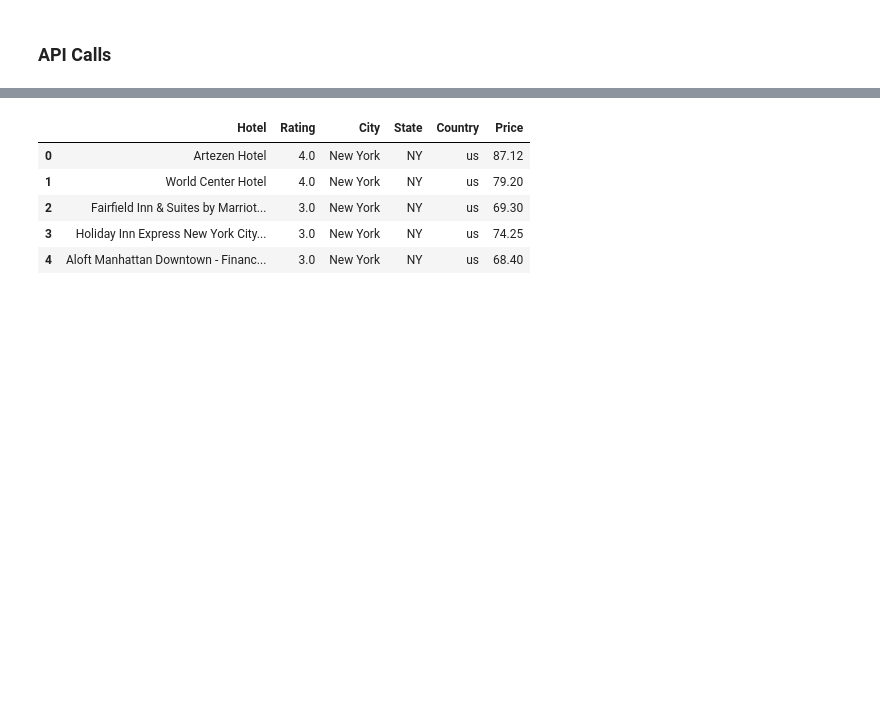
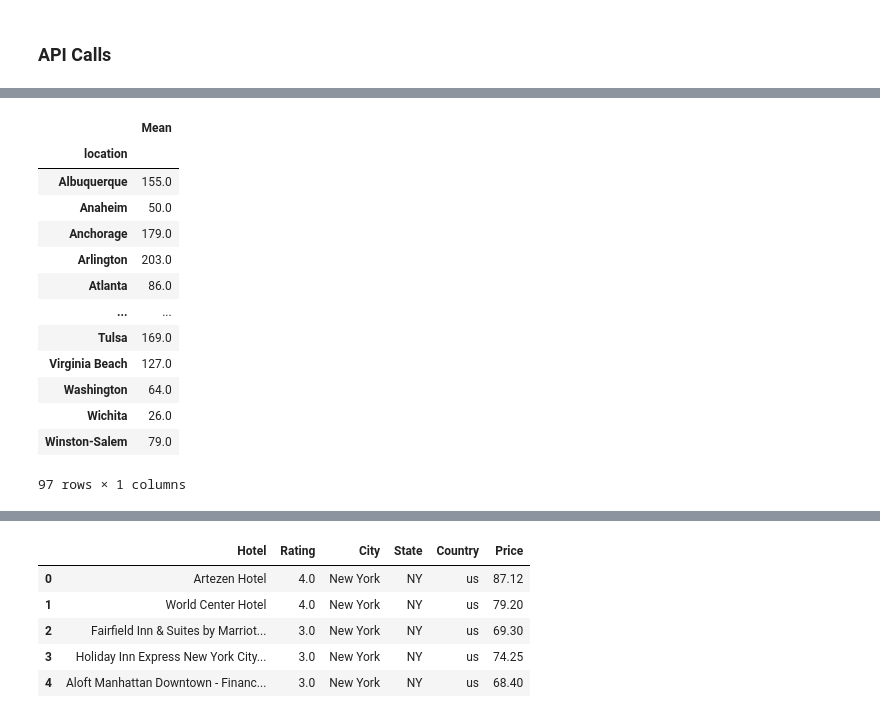
Before and after one commit to Kaylawkelly/HotelRateLocataion-Project1, a Jupyter notebook: Project 1 Travel.ipynb, the cells around one changed output, grey strips where cells are left out. Cells and saved outputs as stored; diff of their text form; code cells hidden in the pictures; blank space fills up the shorter version.

```diff
--- a/Project 1 Travel.ipynb
+++ b/Project 1 Travel.ipynb
@@ -36,0 +48,22 @@ city_df.head()
+# %%
+mean = merged_data_df.groupby('location')['review_count'].mean()
+
+bar_chart_df = pd.DataFrame({"Mean": mean})
+
+
+bar_chart_df
+# %% [output]
+|  | Mean |
+| location |  |
+| Albuquerque | 155.0 |
+| Anaheim | 50.0 |
+| Anchorage | 179.0 |
+| Arlington | 203.0 |
+| Atlanta | 86.0 |
+| ... | ... |
+| Tulsa | 169.0 |
+| Virginia Beach | 127.0 |
+| Washington | 64.0 |
+| Wichita | 26.0 |
+| Winston-Salem | 79.0 |
+97 rows × 1 columns
```
Also changed, not shown: parts of 2 cells of this notebook, 1 other file.
